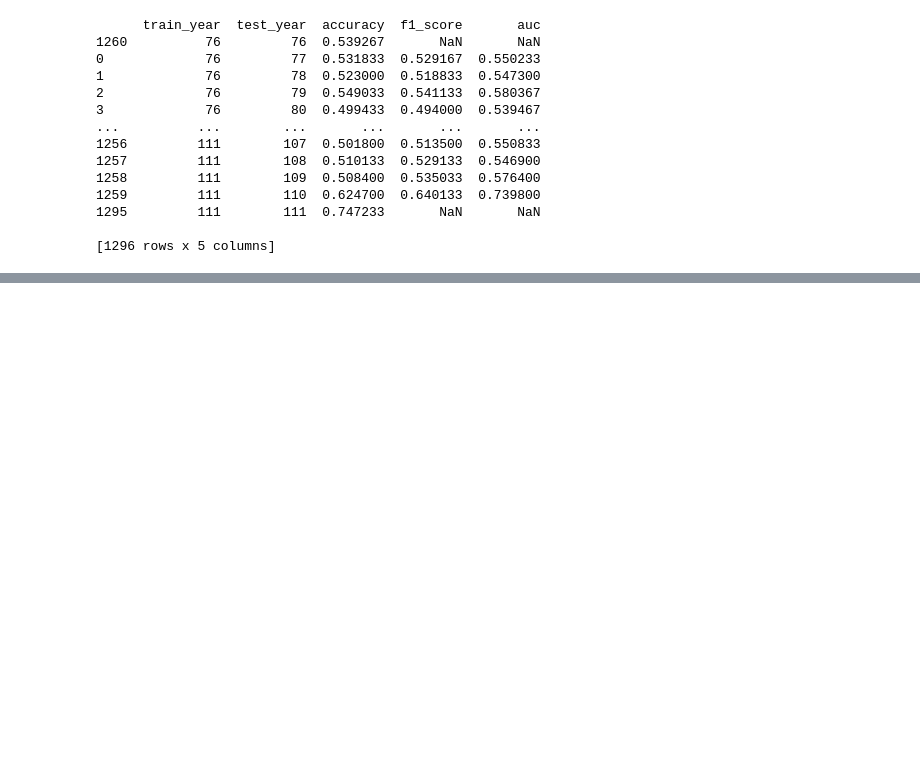
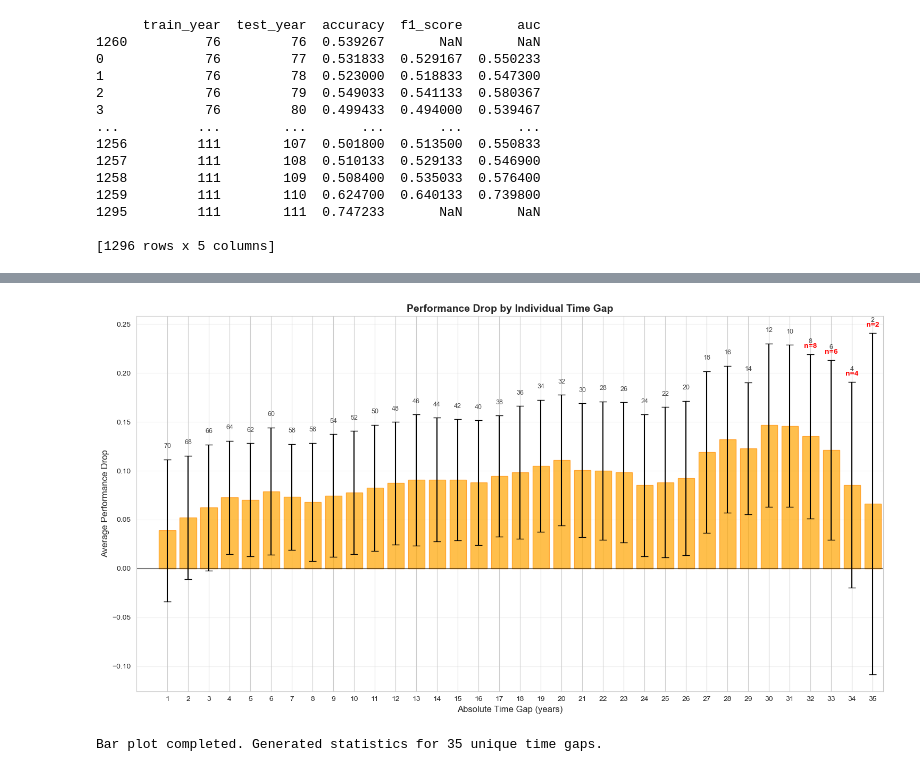
Before and after one commit to giacomotre/congress-polarization-thesis, a Jupyter notebook: notebooks/cross_year_analysis.ipynb, the cells around one changed output, grey strips where cells are left out. Drawn from its saved outputs; the diff is of its cells as text; code cells hidden in the pictures; blank space fills up the shorter version.

```diff
--- a/notebooks/cross_year_analysis.ipynb
+++ b/notebooks/cross_year_analysis.ipynb
@@ -494,0 +347,59 @@ GAP ANALYSIS RESULTS (Individual Time Gaps)
+# %%
+# Use the same data preparation from previous block, assuming df_analysis and cross_year_data are already prepared
+
+# Filter valid drops
+valid_drops = cross_year_data.dropna(subset=['performance_drop'])
+
+# Create bar plot
+fig, ax = plt.subplots(1, 1, figsize=(15, 8))
+
+if not valid_drops.empty:
+    # Calculate statistics by individual gap
+    gap_stats = valid_drops.groupby('abs_time_gap').agg({
+        'performance_drop': ['mean', 'std', 'count'],
+        'accuracy': 'mean'
+    }).round(4)
+
+    gap_stats.columns = ['drop_mean', 'drop_std', 'count', 'acc_mean']
+    gap_stats = gap_stats.reset_index()
+
+    # Create bar plot with error bars
+    bars = ax.bar(gap_stats['abs_time_gap'], gap_stats['drop_mean'],
+                  yerr=gap_stats['drop_std'],
+                  alpha=0.7, color='orange', capsize=5,
+                  edgecolor='darkorange', linewidth=1)
+
+    # Add sample size annotations for small samples
+    for _, row in gap_stats.iterrows():
+        if row['count'] < 10:  # Only label small sample sizes
+            ax.text(row['abs_time_gap'],
+                   row['drop_mean'] + (row['drop_std'] if pd.notna(row['drop_std']) else 0) + 0.005,
+                   f'n={int(row["count"])}', ha='center', va='bottom',
+                   fontsize=10, color='red', fontweight='bold')
+
+    # Add sample size for all bars on top
+    for i, (_, row) in enumerate(gap_stats.iterrows()):
+        height = row['drop_mean'] + (row['drop_std'] if pd.notna(row['drop_std']) else 0)
+        ax.text(row['abs_time_gap'], height + 0.01,
+               f'{int(row["count"])}', ha='center', va='bottom',
+               fontsize=9, color='black', alpha=0.7)
+
+ax.axhline(y=0, color='black', linestyle='-', alpha=0.5)
+ax.set_xlabel('Absolute Time Gap (years)', fontsize=12)
+ax.set_ylabel('Average Performance Drop', fontsize=12)
+ax.set_title('Performance Drop by Individual Time Gap', fontsize=14, fontweight='bold')
+ax.grid(True, alpha=0.3, axis='y')
+
+# Set x-axis to show all time gaps
+if not gap_stats.empty:
+    ax.set_xticks(gap_stats['abs_time_gap'])
+    ax.set_xlim(-0.5, gap_stats['abs_time_gap'].max() + 0.5)
+
+plt.tight_layout()
+plt.show()
+
+# Store gap_stats for the next block
+print(f"Bar plot completed. Generated statistics for {len(gap_stats)} unique time gaps.")
+# %% [output]
+[figure, added]
+Bar plot completed. Generated statistics for 35 unique time gaps.
```
Also changed, not shown: parts of 8 cells of this notebook, 10 other files.
